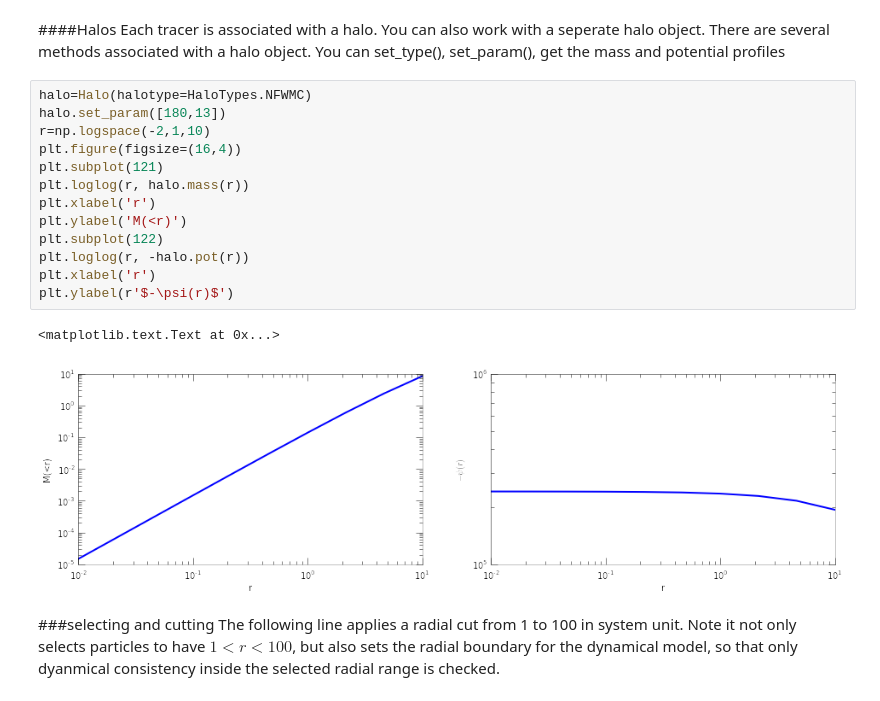
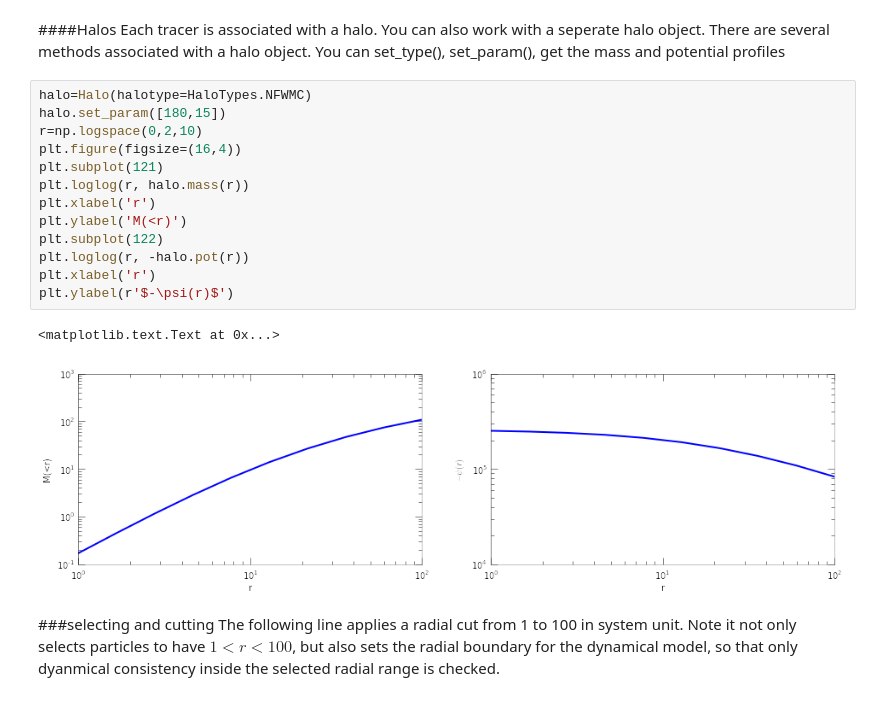
Before and after one commit to Kambrian/oPDF, a Jupyter notebook: tutorial.ipynb, the cells around one changed output. Saved outputs shown, nothing was run; the diff lists cells and outputs as text.

```diff
--- a/tutorial.ipynb
+++ b/tutorial.ipynb
@@ -255,20 +255,20 @@ Now if we fit the Sample again with the RBinLike estimator, instead of `x=[ 118.
 Each tracer is associated with a halo. You can also work with a seperate halo object. There are several methods associated with a halo object. You can set_type(), set_param(), get the mass and potential profiles
 # %%
 halo=Halo(halotype=HaloTypes.NFWMC)
-halo.set_param([180,13])
-r=np.logspace(-2,1,10)
+halo.set_param([180,15])
+r=np.logspace(0,2,10)
 plt.figure(figsize=(16,4))
 plt.subplot(121)
 plt.loglog(r, halo.mass(r))
 plt.xlabel('r')
 plt.ylabel('M(<r)')
 plt.subplot(122)
 plt.loglog(r, -halo.pot(r))
 plt.xlabel('r')
 plt.ylabel(r'$-\psi(r)$')
 # %% [output]
 <matplotlib.text.Text at 0x...>
-[figure, old version]
+[figure, new version]
 # %% [markdown]
 ###selecting and cutting
 The following line applies a radial cut from 1 to 100 in system unit. Note it not only selects particles to have $1<r<100$, but also sets the radial boundary for the dynamical model, so that only dyanmical consistency inside the selected radial range is checked.
```
Also changed, not shown: parts of 16 cells of this notebook, 4 other files.
